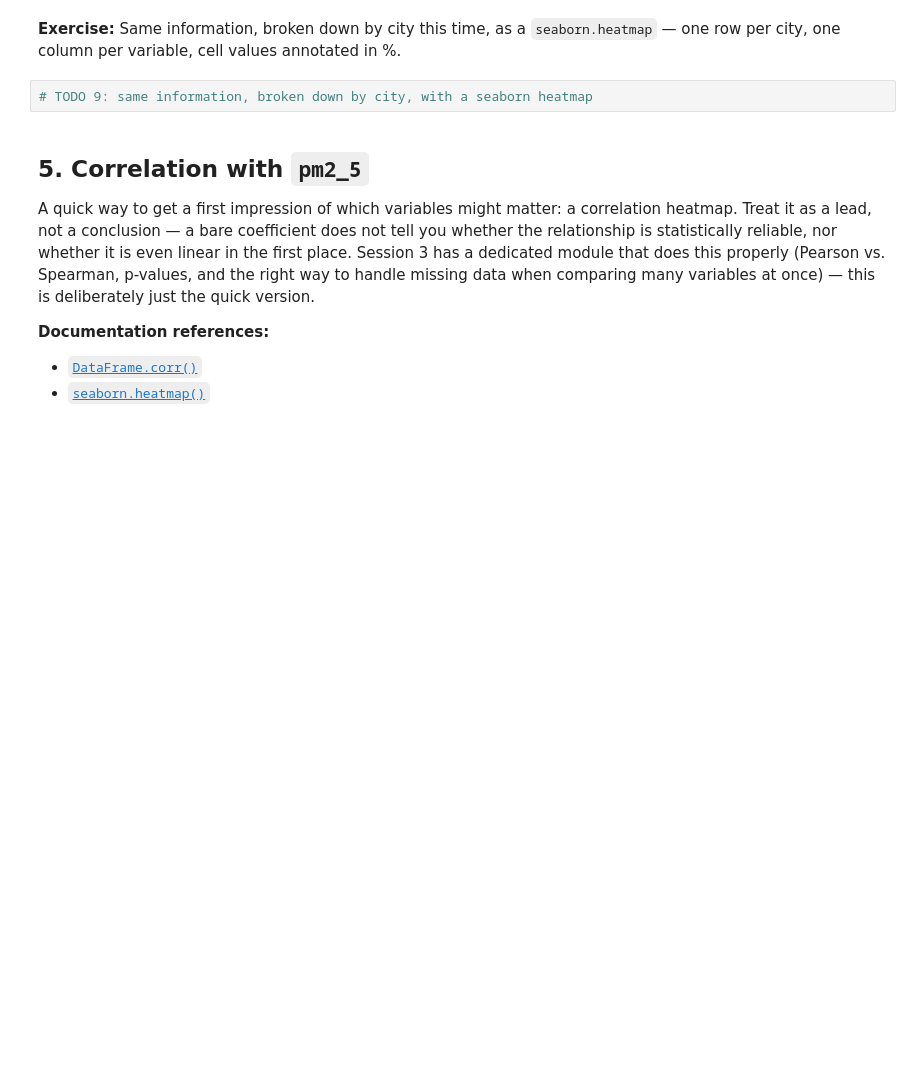
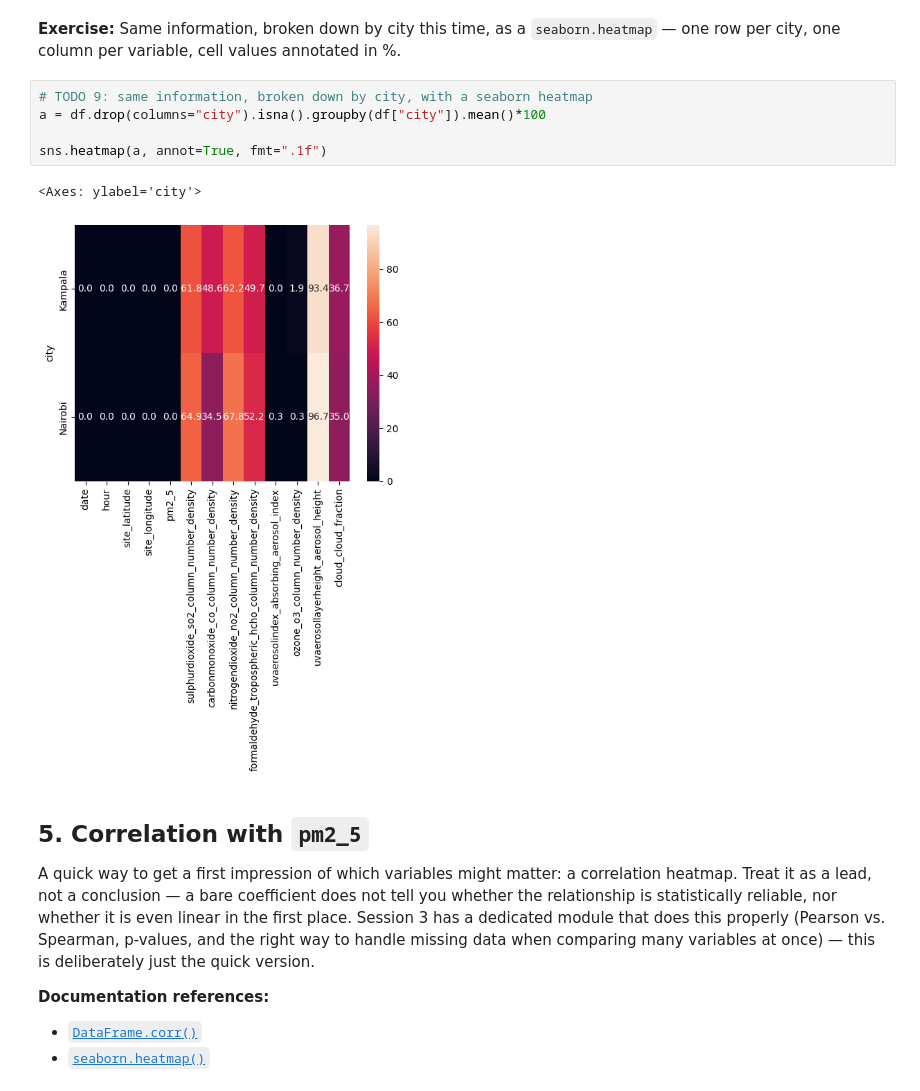
Before and after one commit to hfougerouxge1/AirQuality, a Jupyter notebook: notebooks/session2/01_discovery.ipynb, the cells around one changed output. Saved outputs shown, nothing was run; the diff lists cells and outputs as text; blank space fills up the shorter version.

```diff
--- a/notebooks/session2/01_discovery.ipynb
+++ b/notebooks/session2/01_discovery.ipynb
@@ -205,6 +218,12 @@ Before any modeling, you need to know what you don't have. Two views: how much i
 **Exercise:** Same information, broken down by city this time, as a `seaborn.heatmap` — one row per city, one column per variable, cell values annotated in %.
 # %%
 # TODO 9: same information, broken down by city, with a seaborn heatmap
+a = df.drop(columns="city").isna().groupby(df["city"]).mean()*100
+
+sns.heatmap(a, annot=True, fmt=".1f")
+# %% [output]
+<Axes: ylabel='city'>
+[figure, added]
 # %% [markdown]
 ## 5. Correlation with `pm2_5`
 
```
Also changed, not shown: parts of 2 cells of this notebook.
